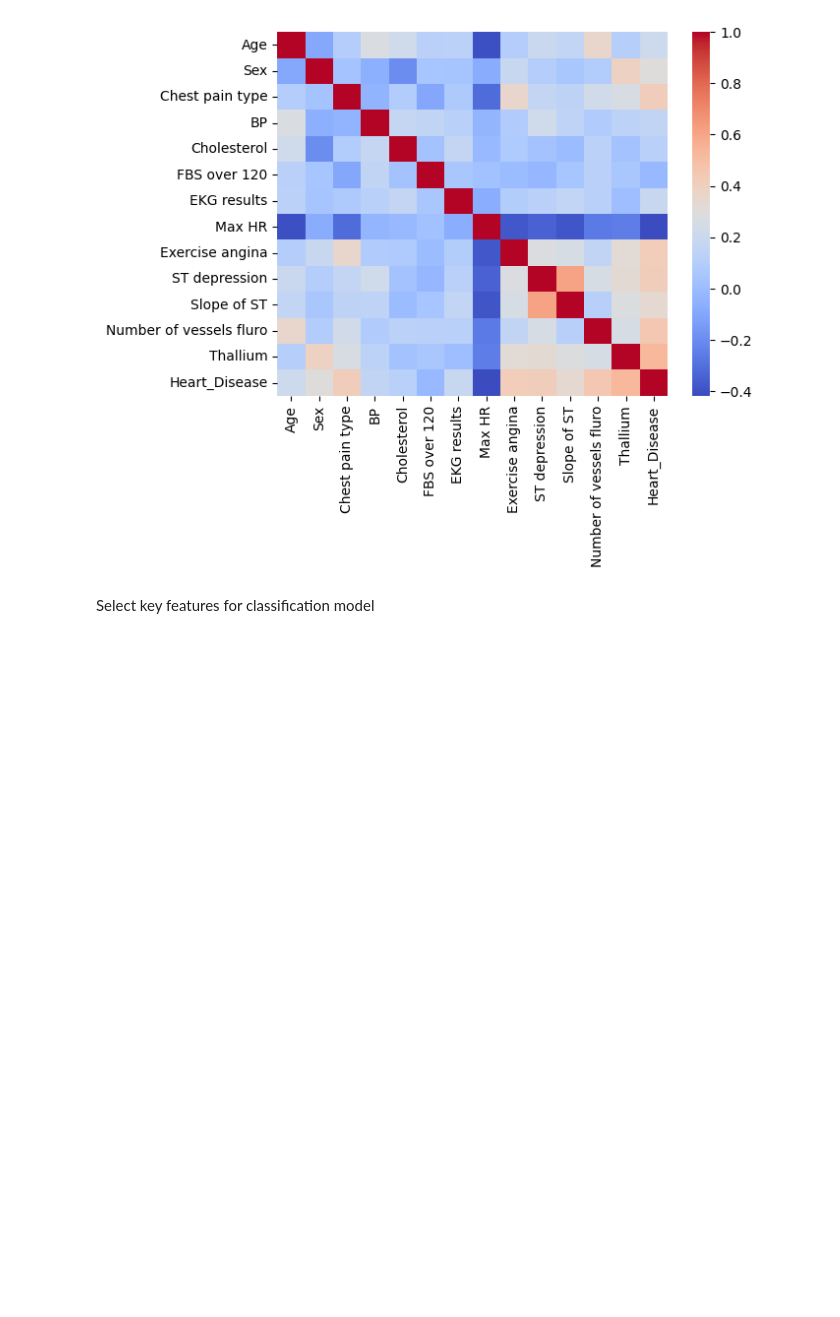
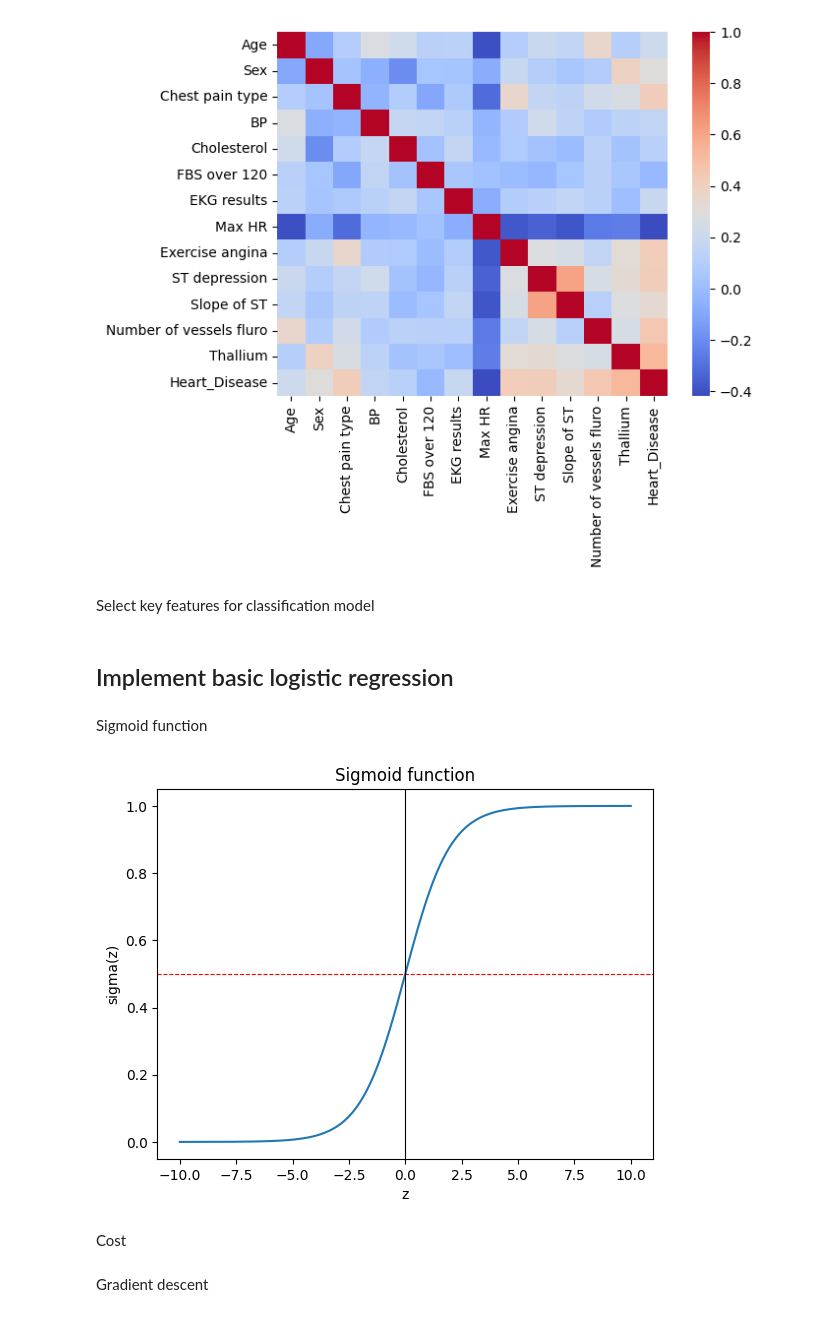
Before and after one commit to lisaforero/AREP, a Jupyter notebook: Classification/ClassificationAndLogisticRegression.ipynb, the cells around one changed output. Saved outputs shown, nothing was run; the diff lists cells and outputs as text; code cells hidden in the pictures; blank space fills up the shorter version.

```diff
--- a/Classification/ClassificationAndLogisticRegression.ipynb
+++ b/Classification/ClassificationAndLogisticRegression.ipynb
@@ -152,0 +131,2 @@ y = df_cleaned["Heart_Disease"]
+# %% [markdown]
+## Implement basic logistic regression
@@ -152,0 +141,24 @@ y = df_cleaned["Heart_Disease"]
+# %% [markdown]
+Sigmoid function
+# %%
+def sigmoid(z):
+    """Compute the sigmoid of z."""
+    return 1 / (1 + np.exp(-z))
+
+# Visualize the sigmoid function
+z_values = np.linspace(-10, 10, 200)
+sig_values = sigmoid(z_values)
+
+plt.figure()
+plt.plot(z_values, sig_values)
+plt.title("Sigmoid function")
+plt.xlabel("z")
+plt.ylabel("sigma(z)")
+plt.ylim(-0.05, 1.05)
+plt.axhline(0.5, color="red", linestyle="--", linewidth=0.8)
+plt.axvline(0, color="black", linewidth=0.8)
+plt.show()
+# %% [output]
+[figure, added]
+# %% [markdown]
+Cost
@@ -152,0 +182,2 @@ y = df_cleaned["Heart_Disease"]
+# %% [markdown]
+Gradient descent
```
Also changed, not shown: parts of 15 cells of this notebook.
